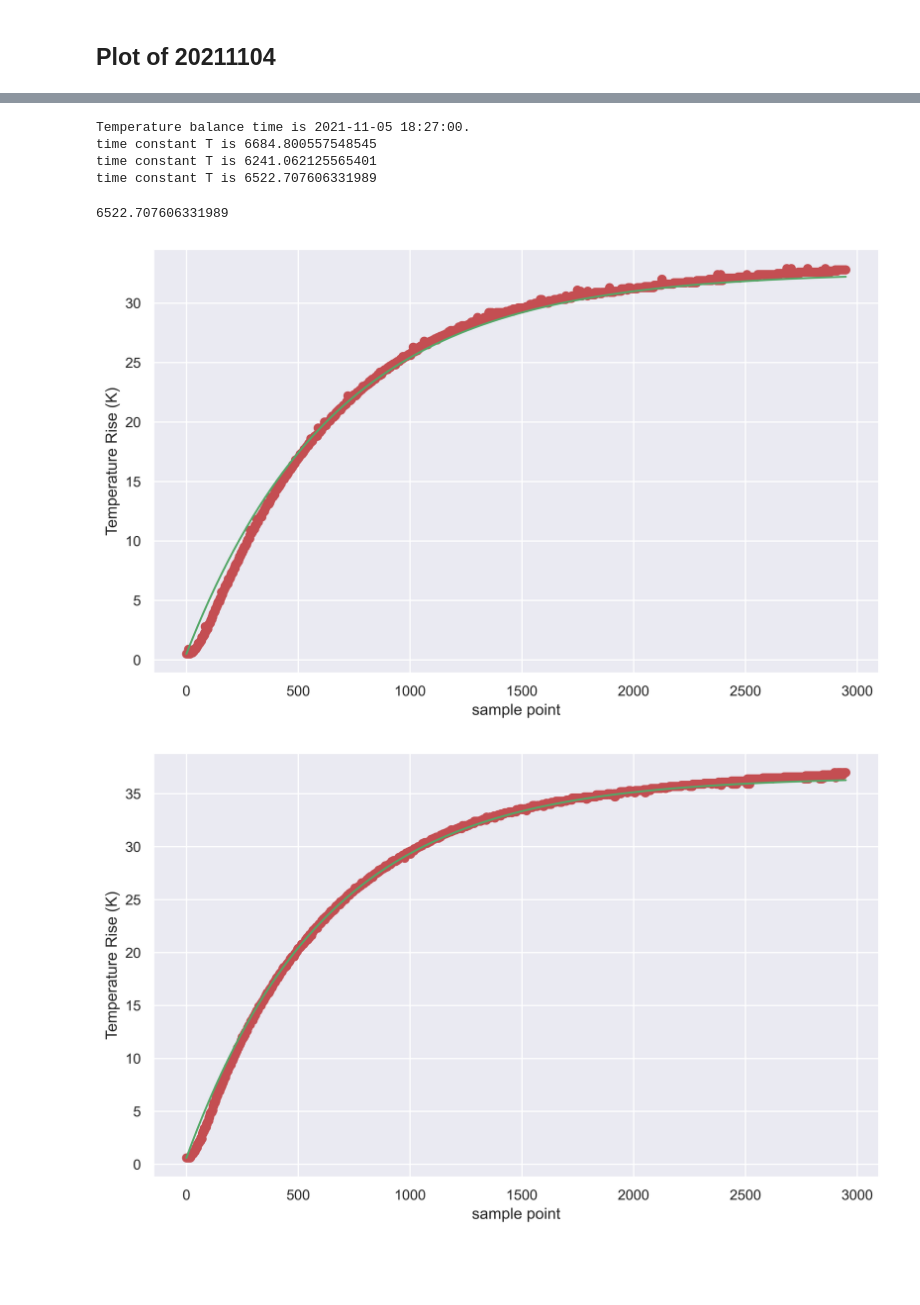
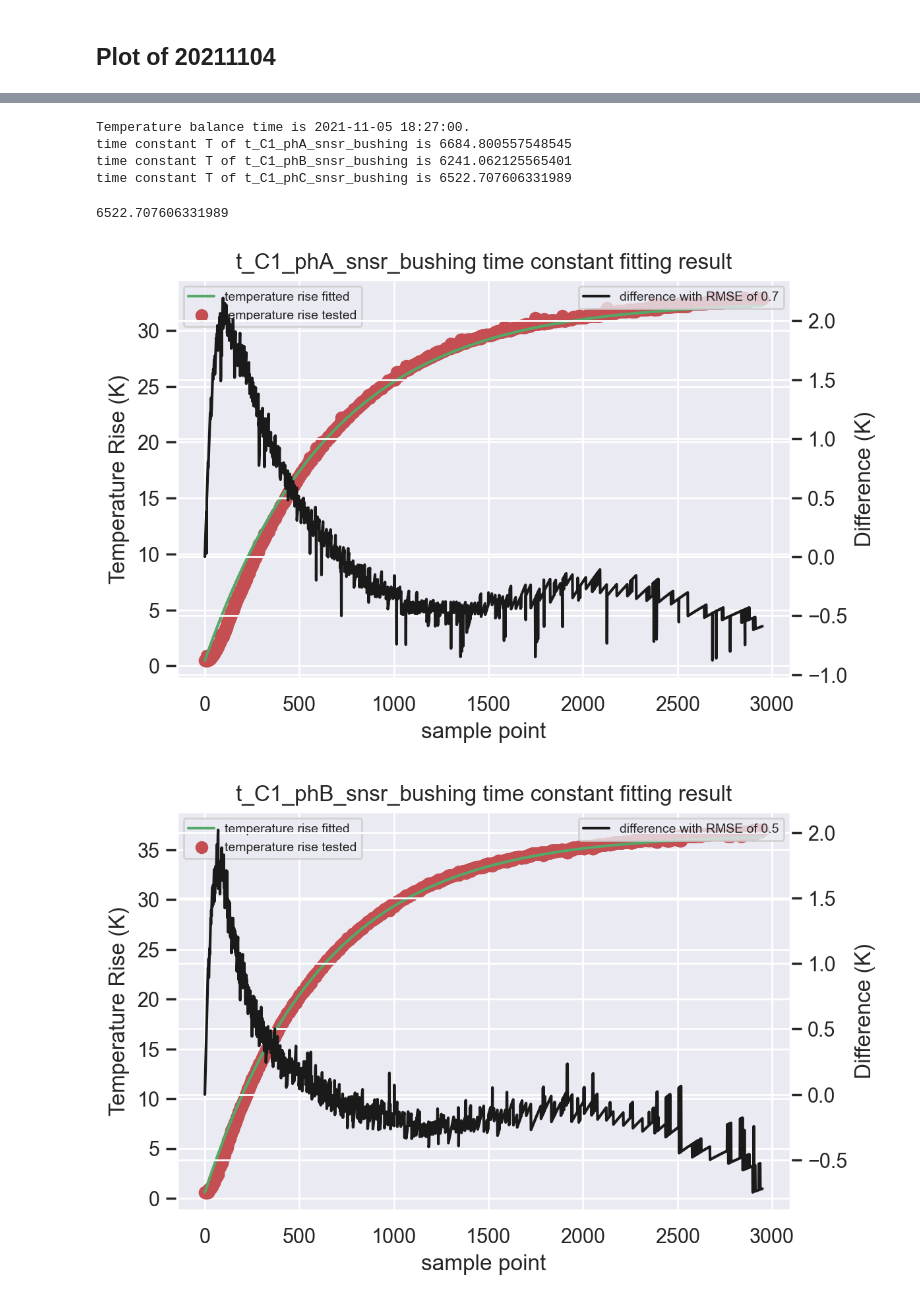
Before and after one commit to xxyql2006/ABB-SGIS-APL, a Jupyter notebook: TR_plots.ipynb, the cells around one changed output, grey strips where cells are left out. Saved outputs shown, nothing was run; the diff lists cells and outputs as text; code cells hidden in the pictures; blank space fills up the shorter version.

```diff
--- a/TR_plots.ipynb
+++ b/TR_plots.ipynb
@@ -215,19 +244,21 @@ time constant T is 6463.517374496997
 # %%
 
-file_path = curDirectory + '\\20211105_DTR&TR_SR12kV 630A\\1_Data formatted\\20211105_data_clean_10s.csv'
-config_path = curDirectory + '\\20211105_DTR&TR_SR12kV 630A\\1_Data formatted\\2021-11-05_config.json'
+file_path = curDirectory + \
+    '\\20211105_DTR&TR_SR12kV 630A\\1_Data formatted\\20211105_data_clean_10s.csv'
+config_path = curDirectory + \
+    '\\20211105_DTR&TR_SR12kV 630A\\1_Data formatted\\2021-11-05_config.json'
 fig_path = curDirectory + '\\20211105_DTR&TR_SR12kV 630A\\3_Graphs'
 
 case1105 = TR.TempRiseExperiment(file_path, config_path)
 case1105.find_balance_index(list(range(18, 52)))
 case1105.cal_dynamic_time_const('t_C1_phA_snsr_bushing')
 case1105.cal_dynamic_time_const('t_C1_phB_snsr_bushing')
 case1105.cal_dynamic_time_const('t_C1_phC_snsr_bushing')
 # %% [output]
 Temperature balance time is 2021-11-05 18:27:00.
-time constant T is 6684.800557548545
-time constant T is 6241.062125565401
-time constant T is 6522.707606331989
+time constant T of t_C1_phA_snsr_bushing is 6684.800557548545
+time constant T of t_C1_phB_snsr_bushing is 6241.062125565401
+time constant T of t_C1_phC_snsr_bushing is 6522.707606331989
 6522.707606331989
-[figure, old version]
+[figure, new version]
-[figure, old version]
+[figure, new version]
```
Also changed, not shown: parts of 18 cells of this notebook, 1 other file.
